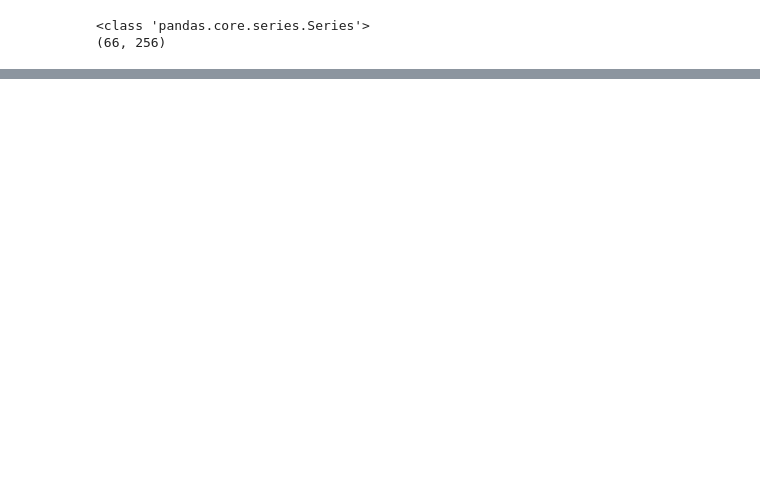
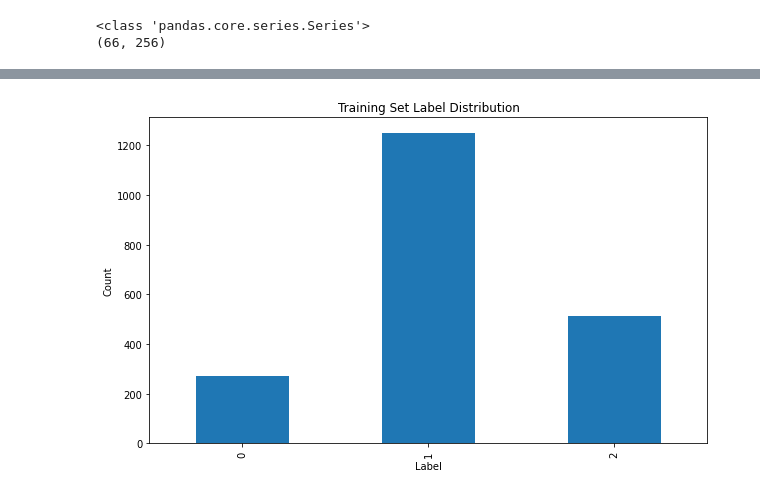
Before and after one commit to yDing121/hackathon2021, a Jupyter notebook: sentimentnews.ipynb, the cells around one changed output, grey strips where cells are left out. Cells and saved outputs as stored; diff of their text form; code cells hidden in the pictures; blank space fills up the shorter version.

```diff
--- a/sentimentnews.ipynb
+++ b/sentimentnews.ipynb
@@ -44,7 +56,7 @@ from bs4 import BeautifulSoup
 # %%
 # Read csvs
-df_train = pd.read_csv("../input/finance-dataset/finance_train.csv")
-df_test = pd.read_csv("../input/finance-dataset/finance_test.csv")
+df_train = pd.read_csv("finance_train.csv")
+df_test = pd.read_csv("finance_test.csv")
 
 # Constants
 PUNCTUATION = '!#$%&()*,-./:;<=>?@^_`{|}~'
@@ -54,12 +66,12 @@ BAD_SYMBOLS_RE = re.compile('[^0-9a-z #+_]')
 STOPWORDS = set(stopwords.words('english'))
 
 
-# Hyperparameters
-MAX_NB_WORDS = None
-MAX_SEQUENCE_LENGTH = None
-EPOCHS = None
-EMBEDDING_DIM = None
-BATCH_SIZE = None
+# # Hyperparameters - we didn't really end up using these, we used numbers instead
+# MAX_NB_WORDS = None
+# MAX_SEQUENCE_LENGTH = None
+# EPOCHS = None
+# EMBEDDING_DIM = None
+# BATCH_SIZE = None
 
 # Clean text - returns lowercase text with removed chars and stopwords
 def clean_text(text:str):
@@ -118,6 +130,3 @@ def softmax(model_output):
             tmp.append(np.exp(logit)/total)
         ret.append(tmp)
     return ret
-
-
-nltk.download('wordnet')
@@ -289,0 +338,10 @@ negatives
+# %%
+# Label distribution on the training dataset
+fig = plt.figure(figsize=(10,6))
+plt.title('Training Set Label Distribution')
+plt.xlabel('Sentiment Label')
+plt.ylabel('Count')
+df_train.groupby('Label').Sentence.count().plot.bar()
+plt.show()
+# %% [output]
+[figure, added]
```
Also changed, not shown: parts of 19 cells of this notebook, 12 other files.
